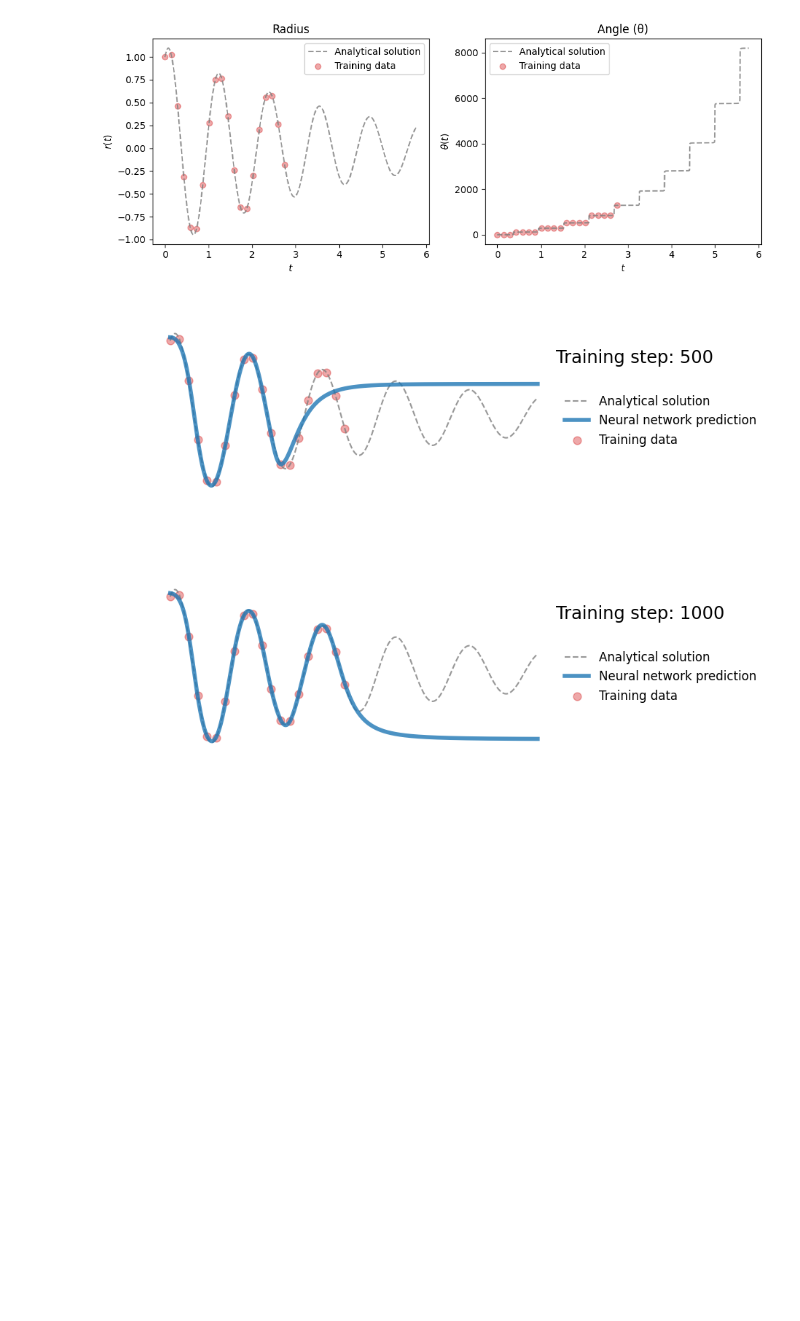
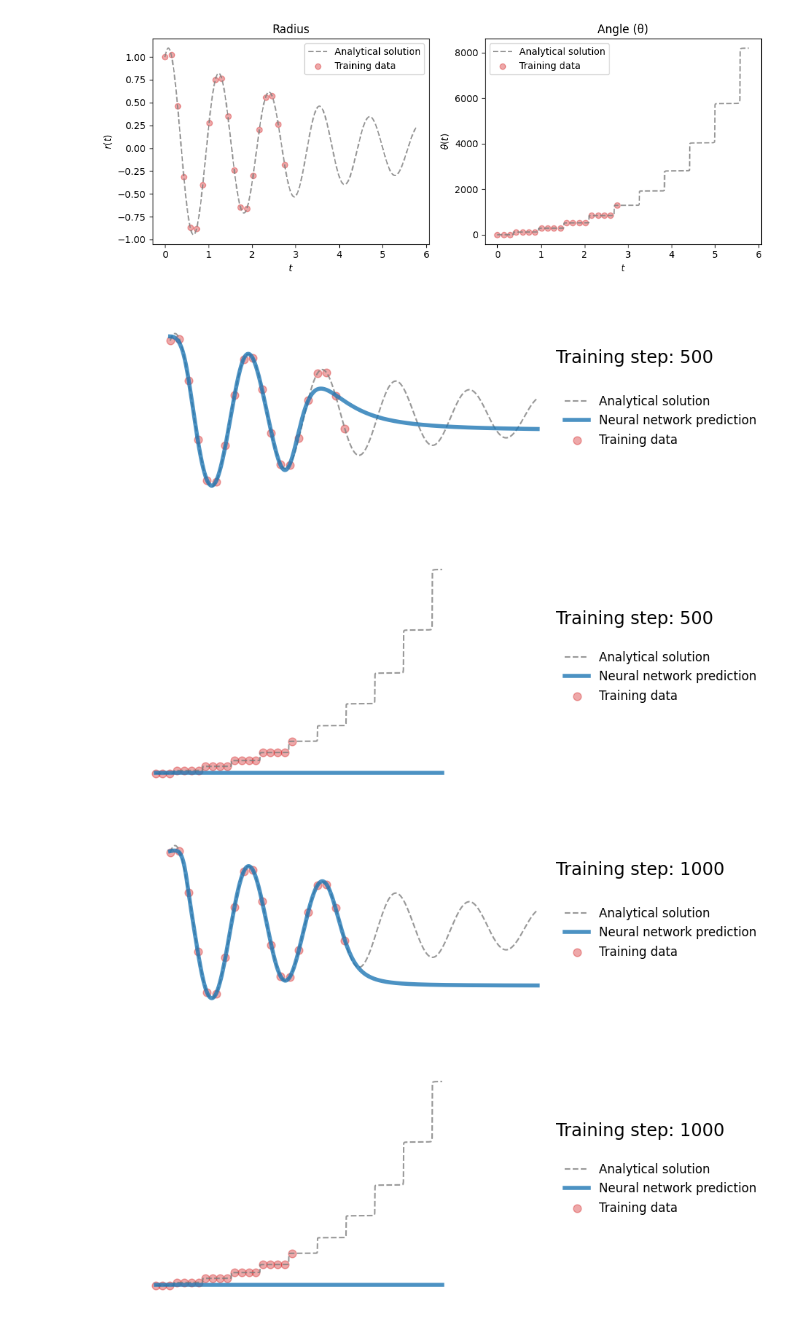
Before and after one commit to FabioDionysio/PINNs, a Jupyter notebook: src/03.Harmonic-oscillator/02.Harmonic-oscillator-2D.ipynb, the cells around one changed output. Drawn from its saved outputs; the diff is of its cells as text; code cells hidden in the pictures; blank space fills up the shorter version.

```diff
--- a/src/03.Harmonic-oscillator/02.Harmonic-oscillator-2D.ipynb
+++ b/src/03.Harmonic-oscillator/02.Harmonic-oscillator-2D.ipynb
@@ -153,31 +148,56 @@ plt.show()
 [figure]
 # %%
 torch.manual_seed(42)
-model = fcn(1,1,32,3)
-optimizer = torch.optim.Adam(model.parameters(), lr=1e-3)
-files = []
+model_r = fcn(1,1,32,3)
+optimizer_r = torch.optim.Adam(model_r.parameters(), lr=1e-3)
+
+model_theta = fcn(1,1,32,3)
+optimizer_theta = torch.optim.Adam(model_theta.parameters(), lr=1e-3)
+
+files_r = []
+files_theta = []
 for i in range(1000):
-    optimizer.zero_grad()
-    r_pred = model(t_data)
-    loss = nn.MSELoss()(r_pred, r_data)
+    optimizer_r.zero_grad()
+    optimizer_theta.zero_grad()
 
-    loss.backward()
-    optimizer.step()
+    r_pred = model_r(t_data)
+    theta_pred = model_theta(t_data)
+
+    loss_r = nn.MSELoss()(r_pred, r_data)
+    # loss_theta = nn.MSELoss()(theta_pred, theta_data)
+    loss_theta = torch.mean(torch.stack([(theta_pred-theta_data)**2, (1-torch.abs(theta_pred-theta_data))**2]).min(dim=0)[0])
+
+    loss_r.backward()
+    loss_theta.backward()
+
+    optimizer_r.step()
+    optimizer_theta.step()
 
     if (i+1) % 10 == 0:
-        r_pred = model(t).detach()
+        r_pred = model_r(t).detach()
+        theta_pred = model_theta(t).detach()
+
         plot_result(t, r, t_data, r_data, r_pred)
-        file = 'plots/nn2d_%.4i.png'%(i+1)
-        plt.savefig(file, bbox_inches='tight', pad_inches=0.1, dpi=200, facecolor='white')
-        files.append(file)
+        plt.xlim(-1.05, 6.05)
+        plt.ylim(-1.5, 1.5)
+        plt.text(6.065, 0.7, 'Training step: %i'%(i+1), fontsize='xx-large',color='k')
+        file_r = 'plots/nn_2d_r_%.4i.png'%(i+1)
+        plt.savefig(file_r, bbox_inches='tight', pad_inches=0.1, dpi=200, facecolor='white')
+        files_r.append(file_r)
+
+        plot_result(t, theta, t_data, theta_data, theta_pred)
+        plt.xlim(-1.05, 8.05)
+        plt.text(8.065, 6000.7, 'Training step: %i'%(i+1), fontsize='xx-large',color='k')
+        file_theta = 'plots/nn_2d_theta_%.4i.png'%(i+1)
+        plt.savefig(file_theta, bbox_inches='tight', pad_inches=0.1, dpi=200, facecolor='white')
+        files_theta.append(file_theta)
 
         if (i+1) % 500 == 0:
-            plt.xlim(-1.05, 6.05)
-            plt.ylim(-1.5, 1.5)
-            plt.text(6.065, 0.7, 'Training step: %i'%(i+1), fontsize='xx-large',color='k')
             plt.show()
         else:
             plt.close('all')
 # %% [output]
-[figure, old version]
+[figure, new version]
-[figure, old version]
+[figure, new version]
+[figure, added]
+[figure, added]
```
Also changed, not shown: parts of 4 cells of this notebook, 5 other files.
